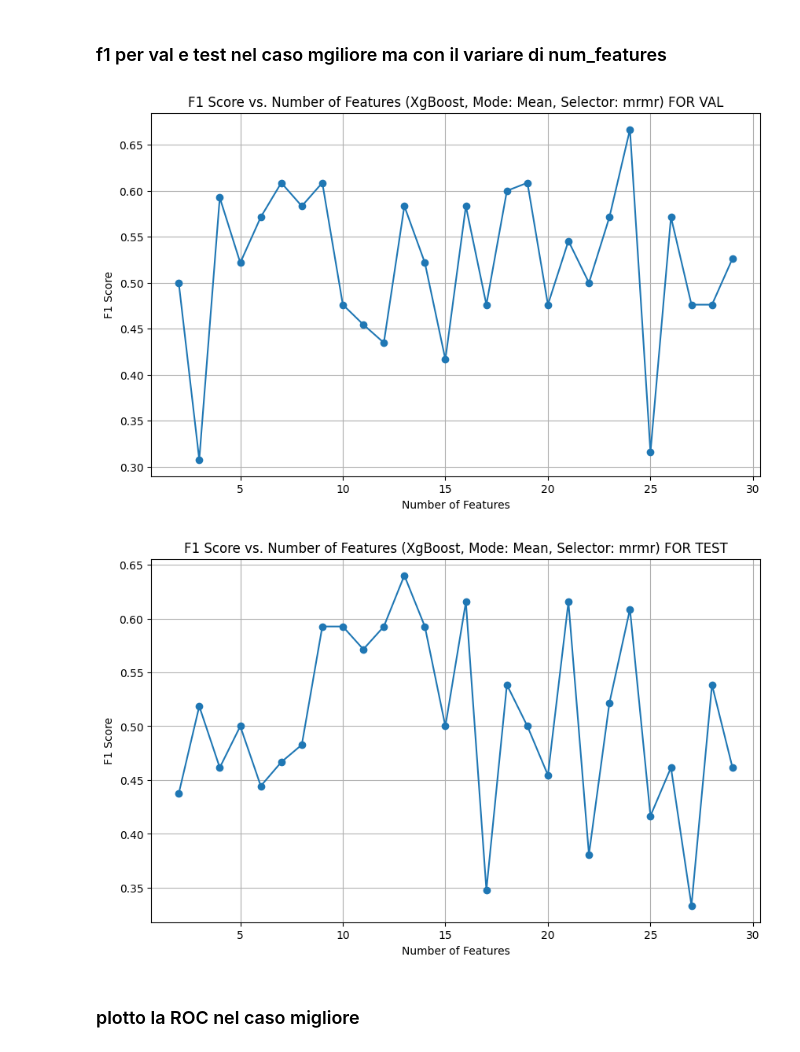
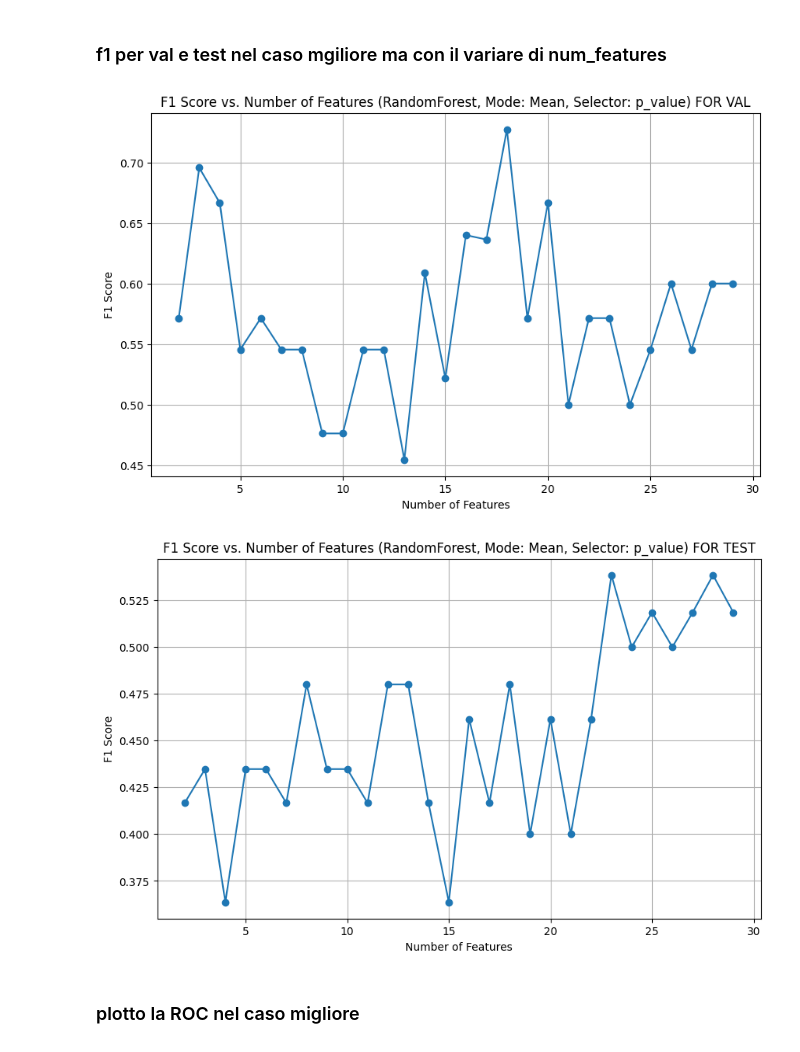
Before and after one commit to alessiamenozzi/ThesisPlaques, a Jupyter notebook: Classificatori/Classificazione2DFINAL.ipynb, the cells around one changed output. Drawn from its saved outputs; the diff is of its cells as text; code cells hidden in the pictures.

```diff
--- a/Classificatori/Classificazione2DFINAL.ipynb
+++ b/Classificatori/Classificazione2DFINAL.ipynb
@@ -74,22 +74,27 @@ Lunghezza array immagini:  129
 Shape immagini primo paziente:  (28, 64, 64)
 Shape immagini secondo paziente:  (22, 64, 64)
 # %%
-file_path = "../CSV/VGG19_ALL_SLICES.csv"
+import pandas as pd
 
+# Load the data
+file_path = "../CSV/Radiomica_2D.csv"
 data = pd.read_csv(file_path)
 
+# Filter columns that start with 'original' or 'dentro'
+filtered_columns = [col for col in data.columns if col.startswith('original')]
 
 patients = []
 
 for patient_id in loaded_patients:
 
-    patient_data = data[data['Patient'] == patient_id]
+    # Filter the data for the specific patient
+    patient_data = data[data['Paziente'] == patient_id]
 
     slices = []
 
     for _, slice_row in patient_data.iterrows():
-        slice_features = slice_row.iloc[2:].tolist()
+        # Select only the filtered columns for each slice
+        slice_features = slice_row[filtered_columns].tolist()
         slices.append(slice_features)
 
-
     patients.append(slices)
@@ -431,7 +474,7 @@ def classification_method(selector, alpha, classifier, x_train_expanded, y_train
 
 
     conf= confusion_matrix(y_test, best_prediction)
-    return best_f1_score, best_precision, best_recall, conf, test_accuracy, precision, recall, pr_auc, roc_auc, best_threshold, number_features, selected_features, classifier
+    return best_f1_score, best_precision, best_recall, conf, test_accuracy, precision, recall, pr_auc, roc_auc, best_threshold, number_features, selected_features
 
 
 
@@ -520,21 +563,21 @@ classifiers=['RandomForest', 'Logistic', 'XgBoost', 'MLP', 'SVM', 'ensemble']
 modes=['Mean', 'MV']
 # %%
 starting_features = len(features_train[0][0])
-features=perform_correlation(features_train, y_train, starting_features, 0.8)
+features=perform_correlation(features_train, y_train, starting_features, 0.9)
 
 final_patients_train=remove_features_from_patients(features_train, features)
 final_patients_test=remove_features_from_patients(features_test, features)
 final_patients_val=remove_features_from_patients(features_val, features)
 final_patients_train1=remove_features_from_patients(features_train1, features)
-
+print(final_patients_train1[0].shape)
 x_train_expanded, y_train_expanded, _ = continue_array(final_patients_train, y_train)
-x_train_expanded, sf= select_features_by_p_value(x_train_expanded, y_train_expanded, 0.01)
+#x_train_expanded, sf= select_features_by_p_value(x_train_expanded, y_train_expanded, 1)
 print("x_train_expanded", x_train_expanded.shape)
 
 
-final_patients_test=keep_features_in_patients(final_patients_test, sf)
-final_patients_val=keep_features_in_patients(final_patients_val, sf)
-final_patients_train1=keep_features_in_patients(final_patients_train1, sf)
+#final_patients_test=keep_features_in_patients(final_patients_test, sf)
+#final_patients_val=keep_features_in_patients(final_patients_val, sf)
+#final_patients_train1=keep_features_in_patients(final_patients_train1, sf)
 print("final_patients_val", final_patients_val[0].shape)
 print("final_patients_test", final_patients_test[0].shape)
 print("final_patients_train1", final_patients_train1[0].shape)
@@ -623,7 +657,7 @@ for mode in modes:
                                         voting='soft'  # 'soft' usa le probabilità di classe, 'hard' usa le predizioni di classe
                                         )
 
-                              best_f1_score, best_precision, best_recall, conf, test_accuracy, precision, recall, pr_auc, roc_auc, bt, number_features, selected_features, _= classification_method(
+                              best_f1_score, best_precision, best_recall, conf, test_accuracy, precision, recall, pr_auc, roc_auc, bt, number_features, selected_features_= classification_method(
                                    selector, alpha, classi, x_train_expanded, y_train_expanded,
                                    patients_val, y_val, final_patients_val, 0, mode, thresholds=0.5
                               )
@@ -671,7 +705,7 @@ for mode in modes:
                                         voting='soft'  # 'soft' usa le probabilità di classe, 'hard' usa le predizioni di classe
                                         )
 
-                              best_f1_score, best_precision, best_recall, conf, test_accuracy, precision, recall, pr_auc, roc_auc, bt, number_features, selected_features, _= classification_method(
+                              best_f1_score, best_precision, best_recall, conf, test_accuracy, precision, recall, pr_auc, roc_auc, bt, number_features, selected_features= classification_method(
                                    selector, alpha, classi, x_train_expanded1, y_train_expanded1,
                                    patients_test, y_test, final_patients_test, 0, mode, thresholds=0.5
                               )
@@ -727,7 +761,7 @@ for mode in modes:
                                              voting='soft'  # 'soft' usa le probabilità di classe, 'hard' usa le predizioni di classe
                                              )
 
-                                   best_f1_score, best_precision, best_recall, conf, test_accuracy, precision, recall, pr_auc, roc_auc, bt, _, selected_features, _= classification_method(
+                                   best_f1_score, best_precision, best_recall, conf, test_accuracy, precision, recall, pr_auc, roc_auc, bt, _, selected_features= classification_method(
                                         selector, 0, classi, x_train_expanded, y_train_expanded,
                                         patients_val, y_val, final_patients_val, t, mode, thresholds=0.5
                                    )
@@ -771,7 +805,7 @@ for mode in modes:
                                              voting='soft'  # 'soft' usa le probabilità di classe, 'hard' usa le predizioni di classe
                                              )
 
-                                   best_f1_score, best_precision, best_recall, conf, test_accuracy, precision, recall, pr_auc, roc_auc, bt, number_features, selected_features, _= classification_method(
+                                   best_f1_score, best_precision, best_recall, conf, test_accuracy, precision, recall, pr_auc, roc_auc, bt, number_features, selected_features= classification_method(
                                         selector, 0, classi, x_train_expanded1, y_train_expanded1,
                                         patients_test, y_test, final_patients_test, t, mode, thresholds=0.5
                                    )
@@ -1229,39 +1484,39 @@ def get_f1_by_num_features(results_val):
 
     # Loop through the dictionary to find the relevant entries
     for result in results_val:
-        if (result['classifier'] == 'XgBoost' and
+        if (result['classifier'] == 'RandomForest' and
             result['mode'] == 'Mean' and
-            result['selector'] == 'mrmr'):
+            result['selector'] == 'p_value'):
             f1_scores.append(result['f1'])
             num_features_list.append(result['num_features'])
 
     return num_features_list, f1_scores
 
 # Fetch data (you would pass in your actual results_val dictionary here)
 num_features_list, f1_scores = get_f1_by_num_features(results_val)
 
 # Plot F1 score against number of features
 plt.figure(figsize=(10, 6))
 plt.plot(num_features_list, f1_scores, marker='o')
-plt.title("F1 Score vs. Number of Features (XgBoost, Mode: Mean, Selector: mrmr) FOR VAL")
+plt.title("F1 Score vs. Number of Features (RandomForest, Mode: Mean, Selector: p_value) FOR VAL")
 plt.xlabel("Number of Features")
 plt.ylabel("F1 Score")
 plt.grid(True)
 plt.show()
 
 num_features_list, f1_scores = get_f1_by_num_features(results_test)
 
 # Plot F1 score against number of features
 plt.figure(figsize=(10, 6))
 plt.plot(num_features_list, f1_scores, marker='o')
-plt.title("F1 Score vs. Number of Features (XgBoost, Mode: Mean, Selector: mrmr) FOR TEST")
+plt.title("F1 Score vs. Number of Features (RandomForest, Mode: Mean, Selector: p_value) FOR TEST")
 plt.xlabel("Number of Features")
 plt.ylabel("F1 Score")
 plt.grid(True)
 plt.show()
 # %% [output]
-[figure, old version]
+[figure, new version]
-[figure, old version]
+[figure, new version]
 # %% [markdown]
 ### plotto la ROC nel caso migliore
 # %%
```
Also changed, not shown: parts of 13 cells of this notebook, 2 other files.
